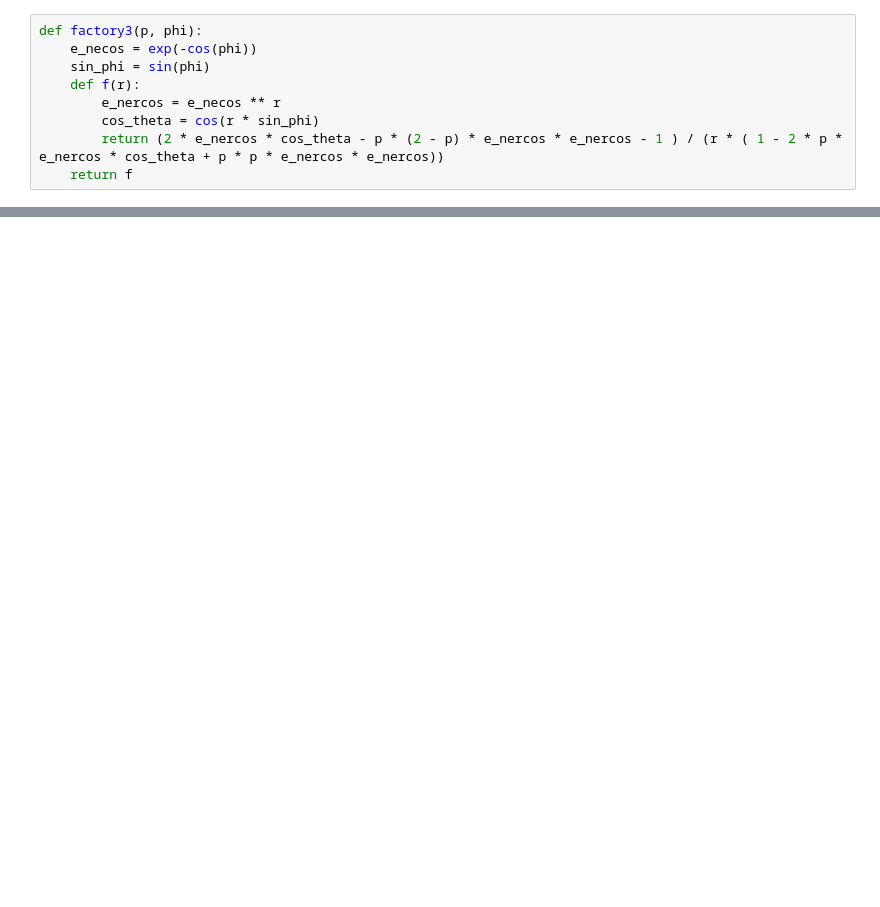
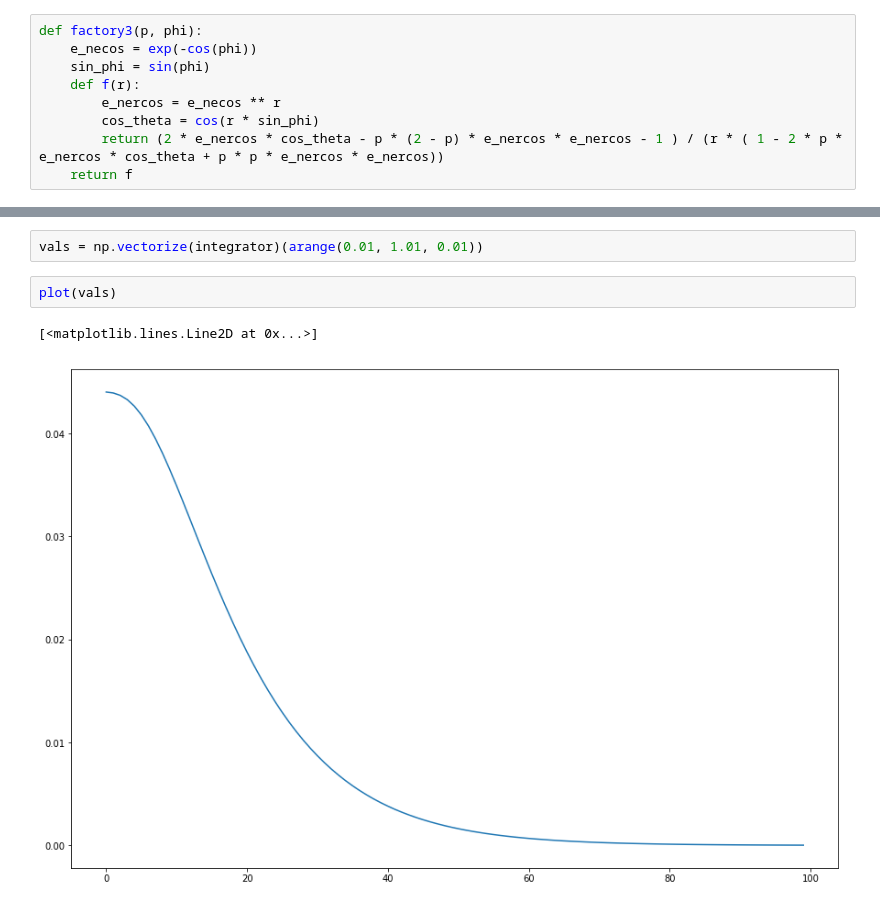
Before and after one commit to fatvlady/math-course-project, a Jupyter notebook: code/tests.ipynb, the cells around one changed output, grey strips where cells are left out. Drawn from its saved outputs; the diff is of its cells as text; blank space fills up the shorter version.

```diff
--- a/code/tests.ipynb
+++ b/code/tests.ipynb
@@ -51,0 +120,7 @@ plot(arange(100, 200,2) * pi, arange(0, 100,2) * 0)
+# %%
+vals = np.vectorize(integrator)(arange(0.01, 1.01, 0.01))
+# %%
+plot(vals)
+# %% [output]
+[<matplotlib.lines.Line2D at 0x...>]
+[figure, added]
```
Also changed, not shown: parts of 30 cells of this notebook, 14 other files.
